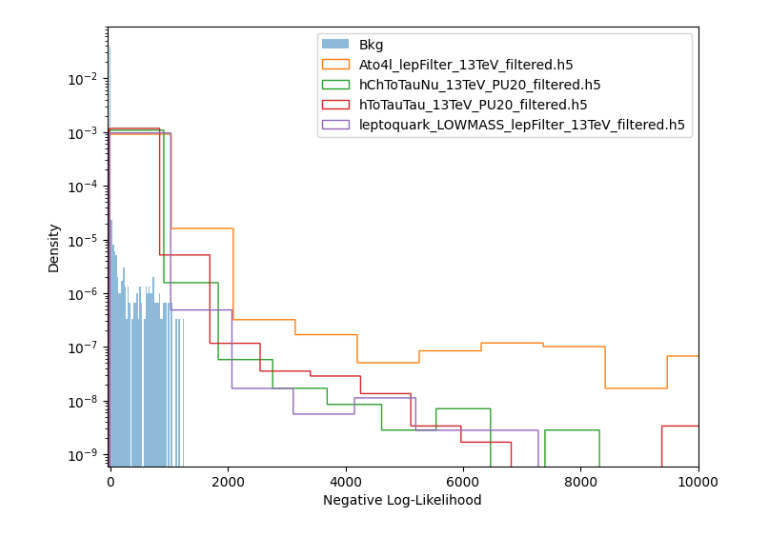
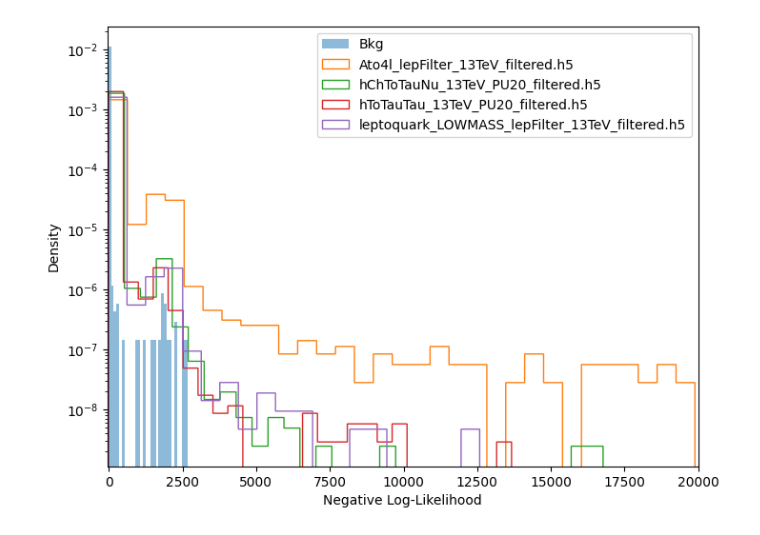
Before and after one commit to hftsoi/hls4nf, a Jupyter notebook: train.ipynb, the cells around one changed output. Saved outputs shown, nothing was run; the diff lists cells and outputs as text; code cells hidden in the pictures.

```diff
--- a/train.ipynb
+++ b/train.ipynb
@@ -1,17 +1,6 @@
 # %%
-import h5py
-import numpy as np
-import pandas as pd
-import tensorflow as tf
-import matplotlib.pyplot as plt
-import seaborn as sns
-from sklearn.model_selection import train_test_split
-from sklearn.preprocessing import StandardScaler
-from tensorflow.keras.layers import *
-from tensorflow import keras
-from tensorflow.keras import layers, models, Model
-from sklearn.metrics import roc_curve, auc
-import tensorflow.keras.backend as K
+from utils import *
+from build_model import *
 
 '''
 Dataset: Particles
@@ -36,7 +25,7 @@ data = []
 for i in range(len(files)):
     with h5py.File(files[i], 'r') as hdf:
         if i == 0:
-            data.append(hdf['Particles'][:300000])
+            data.append(hdf['Particles'][:200000])
         else:
             data.append(hdf['Particles'][:])
     print(data[i].shape)
@@ -268,11 +149,11 @@ def nll_loss(model, x):
 # %%
-epochs = 60
+epochs = 40
 batch_size = 128
 
-model_nf = NormalizingFlowModel(num_flows=5)
+model_nf = NormalizingFlowModel(num_flows=3)
 
 train_dataset = tf.data.Dataset.from_tensor_slices(X_train).shuffle(10000).batch(batch_size)
-optimizer = tf.keras.optimizers.legacy.Adam(learning_rate=0.005)
+optimizer = tf.keras.optimizers.legacy.Adam(learning_rate=0.006)
 
 epoch_losses = []
 for epoch in range(epochs):
@@ -294,4 +175,10 @@ plt.plot(np.arange(1, epochs+1), epoch_losses)
 plt.xlabel("Epoch")
 plt.ylabel("Loss [-log(prob density)]")
 plt.show()
+
+nll_x_test = compute_nll_for_nf(model_nf, X_test)
+
+nll_sig = []
+for i in range(4):
+    nll_sig.append(compute_nll_for_nf(model_nf, data[i+1]))
 # %% [output]
@@ -328,18 +203,18 @@ for i in range(4):
 # %%
 plt.figure(figsize=(8,6))
-plt.hist(nll_x_test, bins=50, alpha=0.5, label='Bkg', density=True)
+plt.hist(nll_x_test, bins=30, alpha=0.5, label='Bkg', density=True)
 
 for i, nll_vals in enumerate(nll_sig):
-    plt.hist(nll_vals, bins=10000, label=f'{files[i+1]}', density=True, histtype='step')
+    plt.hist(nll_vals, bins=100000, label=f'{files[i+1]}', density=True, histtype='step')
 
 plt.xlabel('Negative Log-Likelihood')
 plt.ylabel('Density')
-plt.xlim((-50,10000))
+plt.xlim((-50,20000))
 plt.yscale('log')
 plt.legend()
 plt.show()
 # %% [output]
-[figure, old version]
+[figure, new version]
 # %%
 plt.figure(figsize=(8, 8))
 for i in range(4):
```
Also changed, not shown: parts of 15 cells of this notebook, 2 other files.
